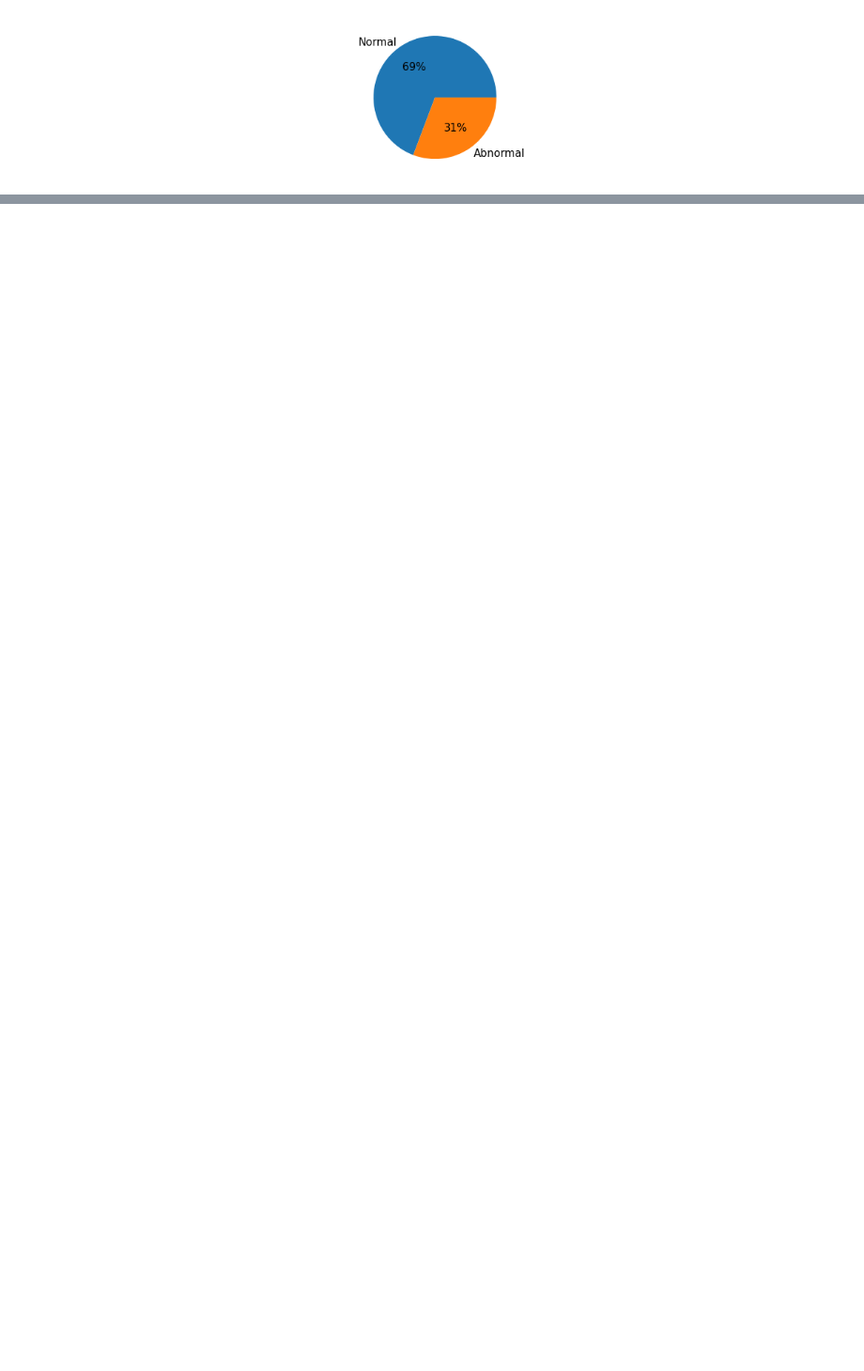
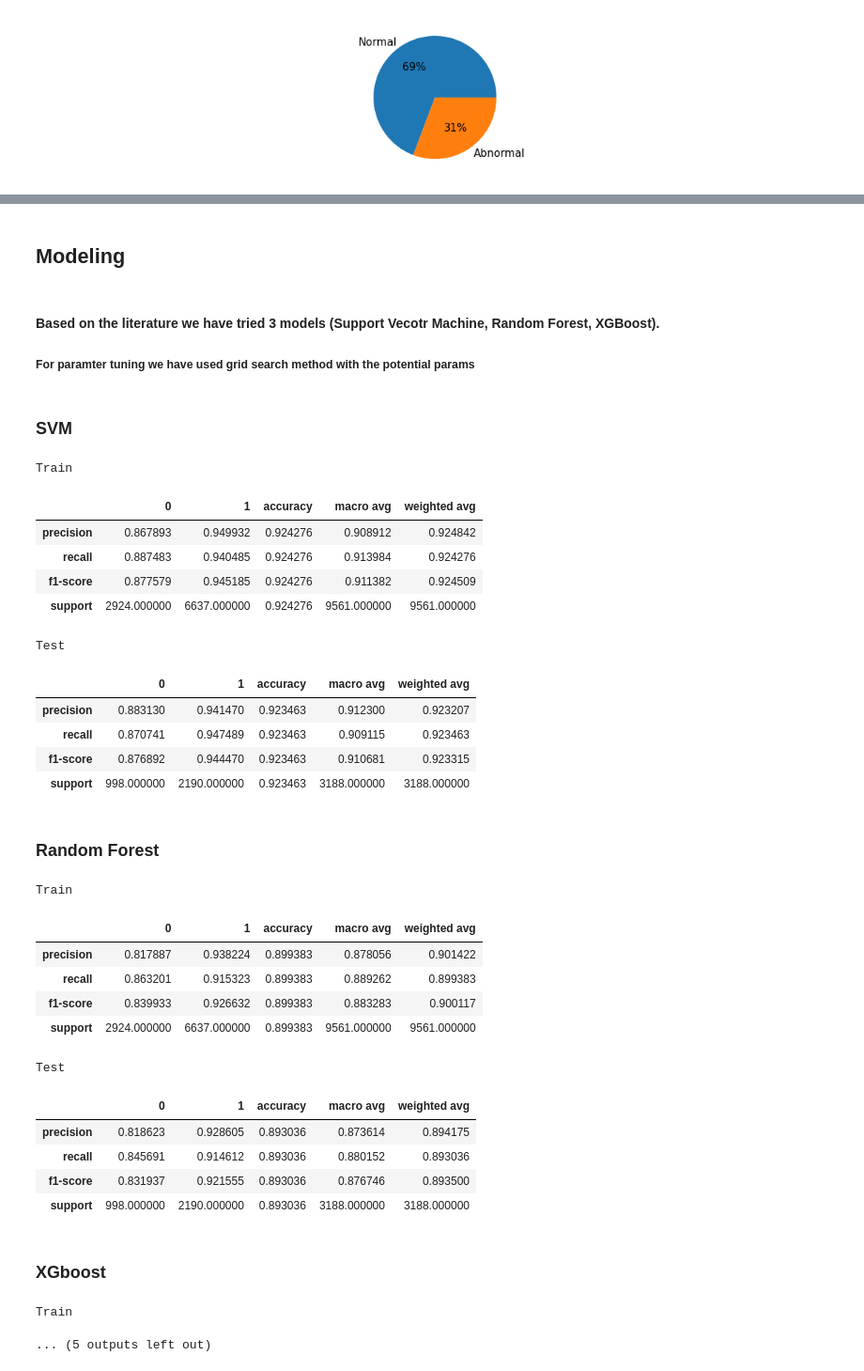
Before and after one commit to Mohamed-Ibrahim-01/heart-sound-classificatoin, a Jupyter notebook: FinalNotebook.ipynb, the cells around one changed output, grey strips where cells are left out. Shown at 94% size. Cells and saved outputs as stored; diff of their text form; code cells hidden in the pictures; blank space fills up the shorter version.

```diff
--- a/FinalNotebook.ipynb
+++ b/FinalNotebook.ipynb
@@ -134,15 +82,8 @@ print("---------------------- DataSet is Ready ----------------------")
 # %%
-from utils import features_histo
+from utils import features_histo, load_heartsound_features
 import pandas as pd
 
-hs_df = pd.read_csv("physioNet.csv")
-hs_df = hs_df.drop(columns=["Unnamed: 0"])
-hs_df = hs_df.sort_values(by='Label', ascending=False)
-hs_df = hs_df.tail(hs_df.shape[0]-4000)
-
-normal_df = hs_df[hs_df["Label"] == "normal"]
-abnormal_df = hs_df[hs_df["Label"] == "abnormal"]
-
+hs_df, normal_df, abnormal_df = load_heartsound_features()
 dfs = [normal_df, abnormal_df]
 features_histo(dfs)
 # %% [output]
@@ -161,0 +101,21 @@ plt.show()
+# %%
+from sklearn.feature_selection import VarianceThreshold
+from sklearn.preprocessing import MinMaxScaler
+from sklearn.feature_selection import VarianceThreshold
+from sklearn.decomposition import PCA
+import numpy as np
+
+pca = PCA(n_components= 0.99)
+var_threshold = VarianceThreshold(threshold = 0.011)
+
+y = hs_df["Label"].to_numpy() == "normal"
+y = y.astype(np.int16)
+X = hs_df.drop(columns=["Label"])
+X = MinMaxScaler().fit_transform(X)
+var_threshold.fit(X)
+
+X_RLVF = var_threshold.transform(X)
+principal_X = pca.fit_transform(X)
+principal_X_RLVF = pca.fit_transform(X_RLVF)
+
+print(X_RLVF.shape)
@@ -161,0 +124,40 @@ plt.show()
+# %% [markdown]
+## Modeling
+# %% [markdown]
+#### Based on the literature we have tried 3 models (Support Vecotr Machine, Random Forest, XGBoost).
+##### For paramter tuning we have used grid search method with the potential params
+# %%
+from notebook_utils import compare
+from clasifiers import classifiers
+
+params = compare(classifiers, X, y)
+# %% [output]
+SVM
+Train
+|  | 0 | 1 | accuracy | macro avg | weighted avg |
+| precision | 0.867893 | 0.949932 | 0.924276 | 0.908912 | 0.924842 |
+| recall | 0.887483 | 0.940485 | 0.924276 | 0.913984 | 0.924276 |
+| f1-score | 0.877579 | 0.945185 | 0.924276 | 0.911382 | 0.924509 |
+| support | 2924.000000 | 6637.000000 | 0.924276 | 9561.000000 | 9561.000000 |
+Test
+|  | 0 | 1 | accuracy | macro avg | weighted avg |
+| precision | 0.883130 | 0.941470 | 0.923463 | 0.912300 | 0.923207 |
+| recall | 0.870741 | 0.947489 | 0.923463 | 0.909115 | 0.923463 |
+| f1-score | 0.876892 | 0.944470 | 0.923463 | 0.910681 | 0.923315 |
+| support | 998.000000 | 2190.000000 | 0.923463 | 3188.000000 | 3188.000000 |
+Random Forest
+Train
+|  | 0 | 1 | accuracy | macro avg | weighted avg |
+| precision | 0.817887 | 0.938224 | 0.899383 | 0.878056 | 0.901422 |
+| recall | 0.863201 | 0.915323 | 0.899383 | 0.889262 | 0.899383 |
+| f1-score | 0.839933 | 0.926632 | 0.899383 | 0.883283 | 0.900117 |
+| support | 2924.000000 | 6637.000000 | 0.899383 | 9561.000000 | 9561.000000 |
+Test
+|  | 0 | 1 | accuracy | macro avg | weighted avg |
+| precision | 0.818623 | 0.928605 | 0.893036 | 0.873614 | 0.894175 |
+| recall | 0.845691 | 0.914612 | 0.893036 | 0.880152 | 0.893036 |
+| f1-score | 0.831937 | 0.921555 | 0.893036 | 0.876746 | 0.893500 |
+| support | 998.000000 | 2190.000000 | 0.893036 | 3188.000000 | 3188.000000 |
+XGboost
+Train
+... (5 outputs left out)
```
Also changed, not shown: parts of 12 cells of this notebook.
